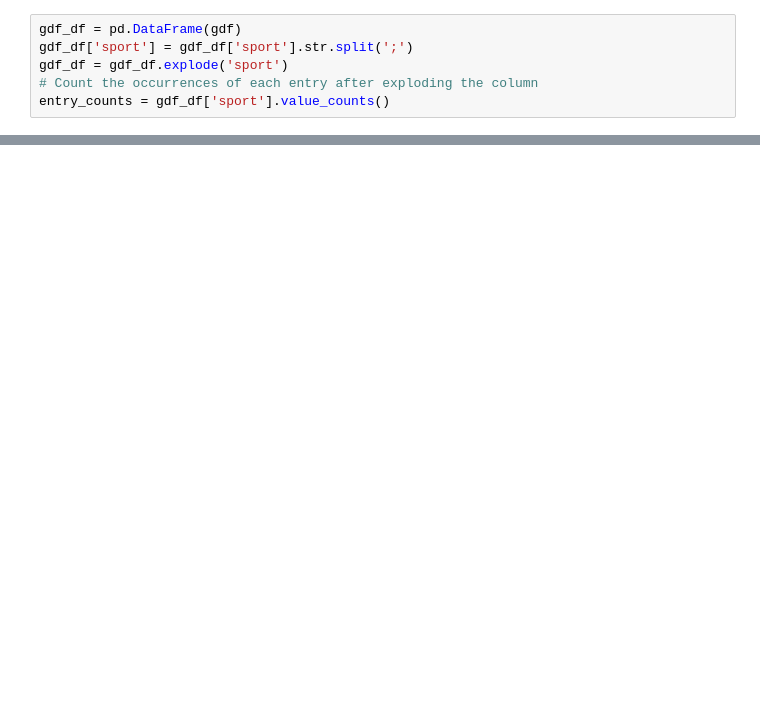
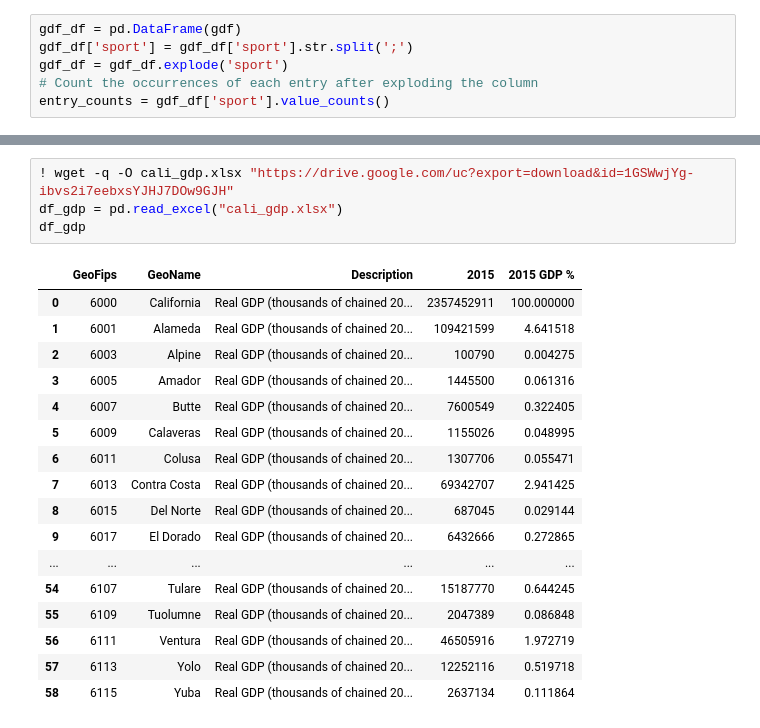
Before and after one commit to kpatwa153/gis, a Jupyter notebook: map.ipynb, the cells around one changed output, grey strips where cells are left out. Cells and saved outputs as stored; diff of their text form; blank space fills up the shorter version.

```diff
--- a/map.ipynb
+++ b/map.ipynb
@@ -1052,0 +1117,22 @@ plt.show()
+# %%
+! wget -q -O cali_gdp.xlsx "https://drive.google.com/uc?export=download&id=1GSWwjYg-ibvs2i7eebxsYJHJ7DOw9GJH"
+df_gdp = pd.read_excel("cali_gdp.xlsx")
+df_gdp
+# %% [output]
+|  | GeoFips | GeoName | Description | 2015 | 2015 GDP % |
+| 0 | 6000 | California | Real GDP (thousands of chained 20... | 2357452911 | 100.000000 |
+| 1 | 6001 | Alameda | Real GDP (thousands of chained 20... | 109421599 | 4.641518 |
+| 2 | 6003 | Alpine | Real GDP (thousands of chained 20... | 100790 | 0.004275 |
+| 3 | 6005 | Amador | Real GDP (thousands of chained 20... | 1445500 | 0.061316 |
+| 4 | 6007 | Butte | Real GDP (thousands of chained 20... | 7600549 | 0.322405 |
+| 5 | 6009 | Calaveras | Real GDP (thousands of chained 20... | 1155026 | 0.048995 |
+| 6 | 6011 | Colusa | Real GDP (thousands of chained 20... | 1307706 | 0.055471 |
+| 7 | 6013 | Contra Costa | Real GDP (thousands of chained 20... | 69342707 | 2.941425 |
+| 8 | 6015 | Del Norte | Real GDP (thousands of chained 20... | 687045 | 0.029144 |
+| 9 | 6017 | El Dorado | Real GDP (thousands of chained 20... | 6432666 | 0.272865 |
+| ... | ... | ... | ... | ... | ... |
+| 54 | 6107 | Tulare | Real GDP (thousands of chained 20... | 15187770 | 0.644245 |
+| 55 | 6109 | Tuolumne | Real GDP (thousands of chained 20... | 2047389 | 0.086848 |
+| 56 | 6111 | Ventura | Real GDP (thousands of chained 20... | 46505916 | 1.972719 |
+| 57 | 6113 | Yolo | Real GDP (thousands of chained 20... | 12252116 | 0.519718 |
+| 58 | 6115 | Yuba | Real GDP (thousands of chained 20... | 2637134 | 0.111864 |
```
Also changed, not shown: parts of 15 cells of this notebook.
